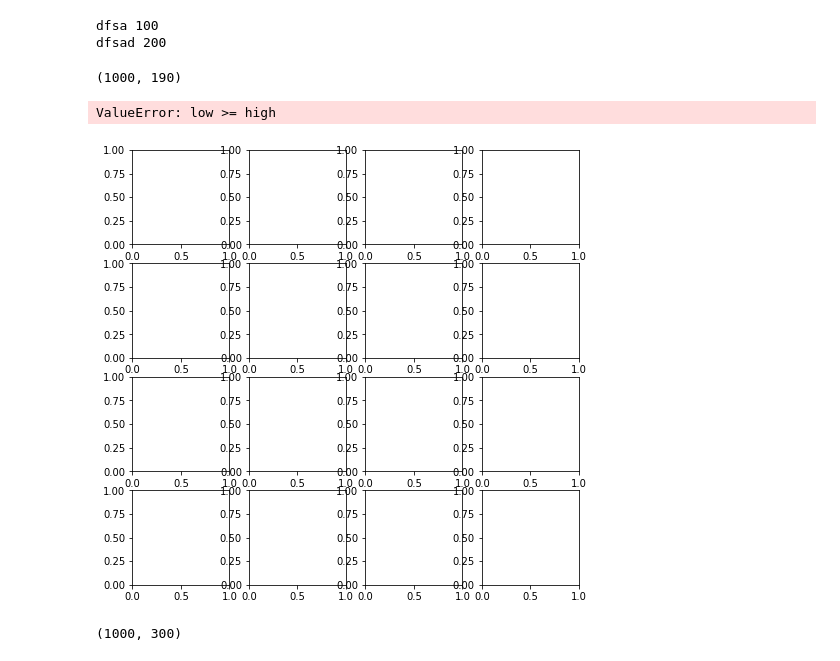
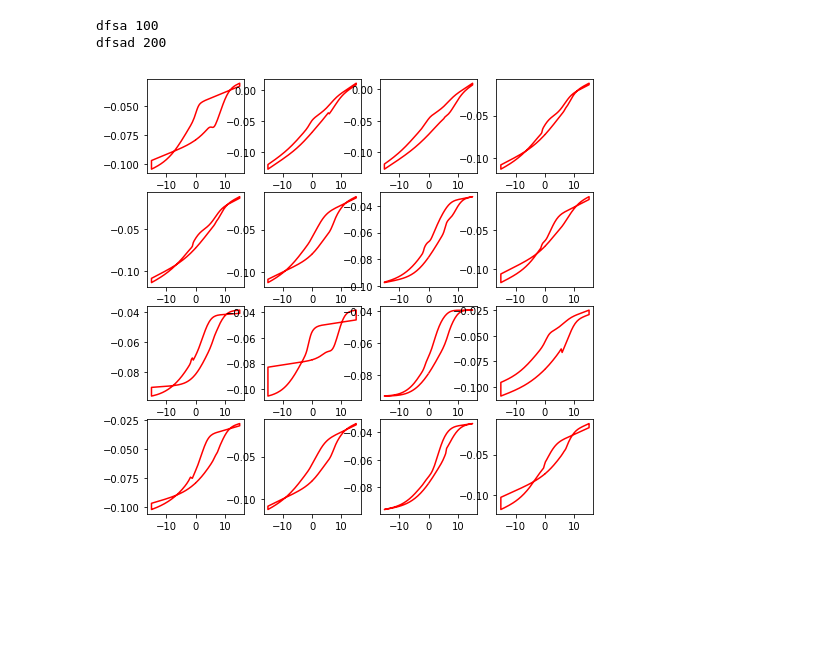
Before and after one commit to shuyuqin/497_MAT_Assignment, a Jupyter notebook: piezoresponse_function.ipynb, the cells around one changed output. Saved outputs shown, nothing was run; the diff lists cells and outputs as text; code cells hidden in the pictures; blank space fills up the shorter version.

```diff
--- a/piezoresponse_function.ipynb
+++ b/piezoresponse_function.ipynb
@@ -78,12 +80,12 @@ def s_6(b11, b12, Vtop, C6, D6):
     s6 = (b11+b12)/2 + ((b12-b11)/2)*special.erfc((Vtop-C6)/D6)
     return s6
 # %%
-def F_1(a1, a2, a3, a4, a7,Al1, Al2, Al3, s1, s2, s3, Vbot):
-    F1 = a1+(a1-a2)*(special.erfc((Vbot+Al1)/s1)+1)/2 + (a2-a3)*(special.erfc((Vbot+Al2)/s2)+1)/2 + (a3-a4)*(special.erfc((Vbot+Al3)/s3)+1)/2 + a7*Vtop
+def F_1(a1, a2, a3, a4, a7,Al1, Al2, Al3, s1, s2, s3, Vbot,x,y):
+    F1 = a1+(a1-a2)*(special.erfc((Vbot+Al1)/s1)+1)/2 + x*(a2-a3)*(special.erfc((Vbot+Al2)/s2)+1)/2 + y*(a3-a4)*(special.erfc((Vbot+Al3)/s3)+1)/2 + a7*Vtop
     return F1
 
-def F_2(a1, a5, a6, a4, a7, Au1, Au2, Au3, s4, s5, s6, Vtop):
-    F2 = a1+(a1-a5)*(special.erfc((Vtop+Au1)/s4)+1)/2 + (a5-a6)*(special.erfc((Vtop+Au2)/s5)+1)/2 + (a6-a4)*(special.erfc((Vtop+Au3)/s6)+1)/2 + a7*Vtop
+def F_2(a1, a5, a6, a4, a7, Au1, Au2, Au3, s4, s5, s6, Vtop,x,y):
+    F2 = a1+(a1-a5)*(special.erfc((Vtop+Au1)/s4)+1)/2 + x*(a5-a6)*(special.erfc((Vtop+Au2)/s5)+1)/2 + y*(a6-a4)*(special.erfc((Vtop+Au3)/s6)+1)/2 + a7*Vtop
     return F2
 # %%
 Vbot = np.linspace(-15,15,96)
@@ -96,17 +98,17 @@ a5 = 2
 a6 = 10
 a7 = 0.01
 b1 = 1
-b2 = 1
+b2 = 5
 b3 = 1
-b4 = 1
+b4 = 5
 b5 = 1
-b6 = 1
+b6 = 4
 b7 = 1
-b8 = 1
+b8 = 4
 b9 = 1
-b10= 1
+b10= 4
 b11= 1
-b12= 1
+b12= 4
 Al1= 3
 Al2= -2
 Al3= -6
@@ -262,20 +260,28 @@ for k in range(1000):
-# %%
-F6 = np.asarray(F6)
-F6.shape
-# %% [output]
-(1000, 190)
+# %%
+def reshape_loop(F1,F2):
+    F11 = np.asarray(F1)
+    F21 = np.asarray(F2)
+    F41 = F21[0:48]
+    F31 = F21[48:96]
+    F51 = np.flip(F11)
+    Fy_ = np.concatenate((F31,F51,F41),axis = None)
+    return Fy_
+# %%
+Fx = preprocessing.normalize(Fx)
+Fx = np.asarray(Fx)
+Fy = preprocessing.normalize(Fy)
+Fy = np.asarray(Fy)
+Fx.shape
+Fx_3d = np.atleast_3d(Fx)
+Fy_3d = np.atleast_3d(Fy)
 # %%
 fig, axs = plt.subplots(4, 4, figsize=(8, 8))
 axs.reshape(-1)
 for i in range (0,4):
     for j in range(0,4):
-        k = np.random.randint(0, F6.shape[0])
+        k = np.random.randint(0, Fx.shape[0])
         ax = axs[i,j]
-        ax.plot(F6[k],'r-')
+        ax.plot(reshape_loop(Vbot,Vtop),
+                Fx_3d[k],'r-')
 # %% [output]
-ValueError: low >= high
-[figure, old version]
+[figure, new version]
-# %%
-F1.shape
-# %% [output]
-(1000, 300)
```
Also changed, not shown: parts of 19 cells of this notebook.
